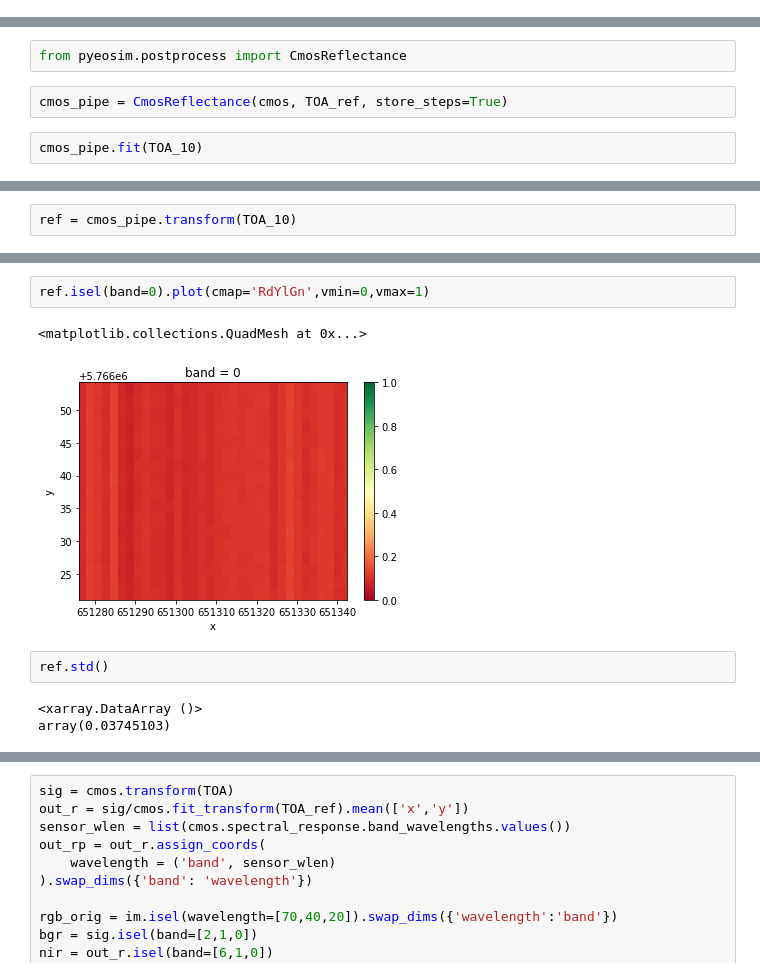
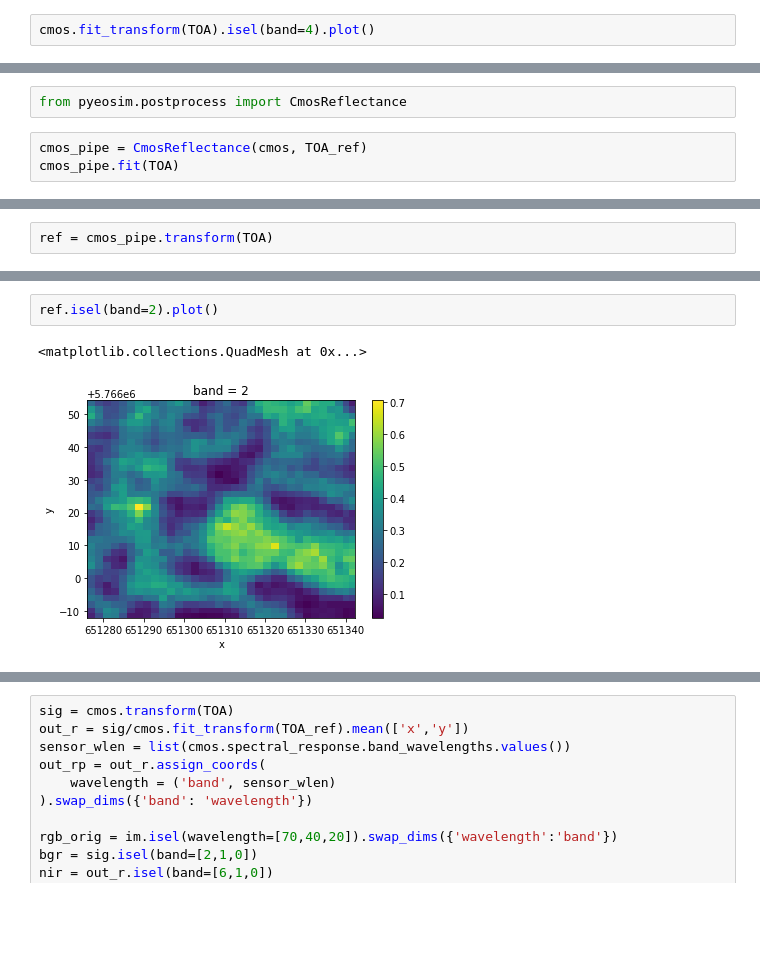
Before and after one commit to joe-fennell/pyeosim, a Jupyter notebook: 2_CMOS.ipynb, the cells around one changed output, grey strips where cells are left out. Drawn from its saved outputs; the diff is of its cells as text; blank space fills up the shorter version.

```diff
--- a/2_CMOS.ipynb
+++ b/2_CMOS.ipynb
@@ -101,0 +119,2 @@ cmos.fit(TOA)
+# %%
+cmos.fit_transform(TOA).isel(band=4).plot()
@@ -102,6 +131,5 @@ cmos.fit(TOA)
 # %%
 from pyeosim.postprocess import CmosReflectance
 # %%
-cmos_pipe = CmosReflectance(cmos, TOA_ref, store_steps=True)
+cmos_pipe = CmosReflectance(cmos, TOA_ref)
+cmos_pipe.fit(TOA)
-# %%
-cmos_pipe.fit(TOA_10)
@@ -108,2 +141,2 @@ cmos_pipe.fit(TOA_10)
 # %%
-ref = cmos_pipe.transform(TOA_10)
+ref = cmos_pipe.transform(TOA)
@@ -129,10 +154,5 @@ array(0.10446645)
 # %%
-ref.isel(band=0).plot(cmap='RdYlGn',vmin=0,vmax=1)
+ref.isel(band=2).plot()
 # %% [output]
 <matplotlib.collections.QuadMesh at 0x...>
-[figure, old version]
+[figure, new version]
-# %%
-ref.std()
-# %% [output]
-<xarray.DataArray ()>
-array(0.03745103)
```
Also changed, not shown: parts of 16 cells of this notebook, 5 other files.
